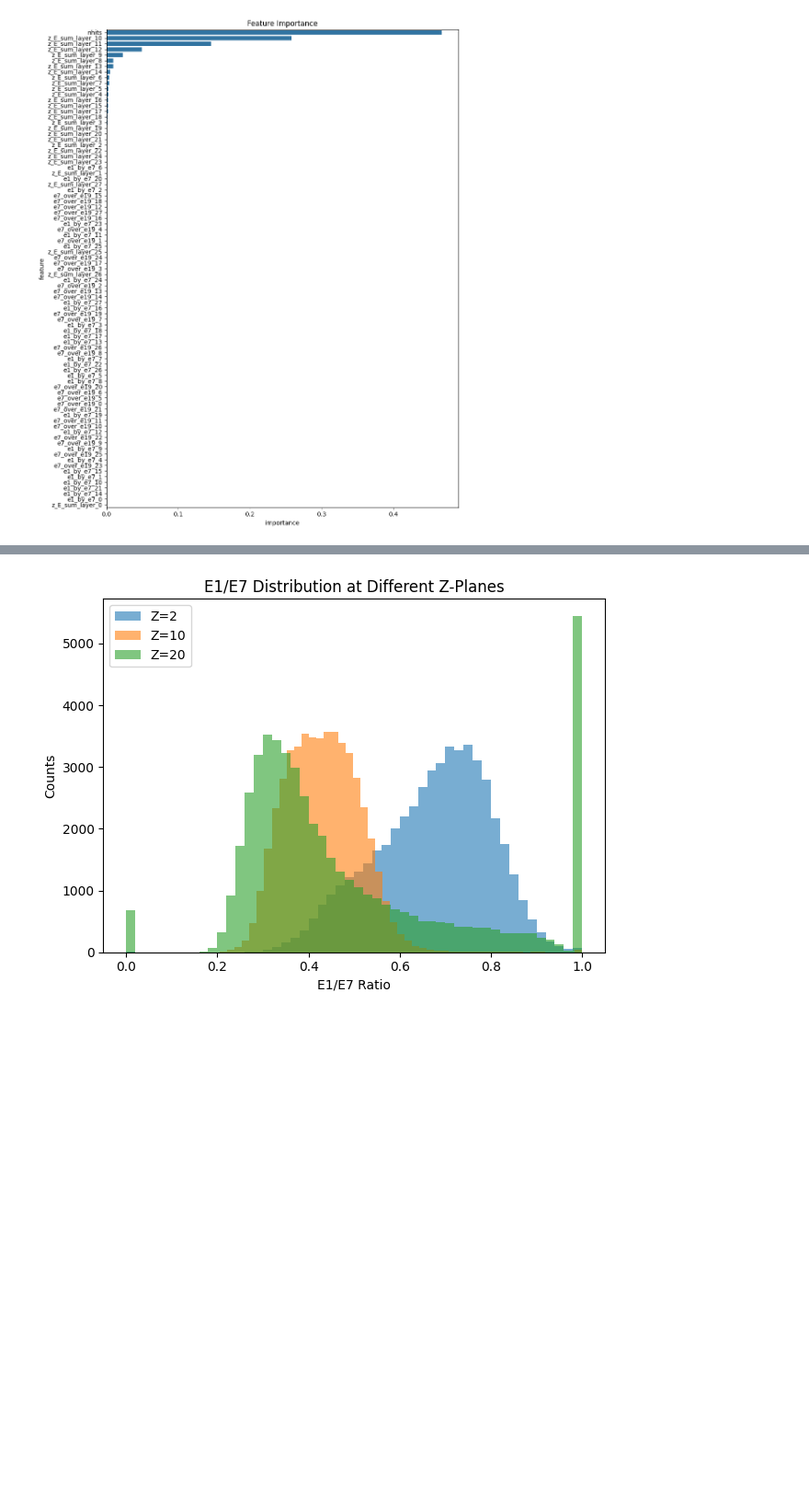
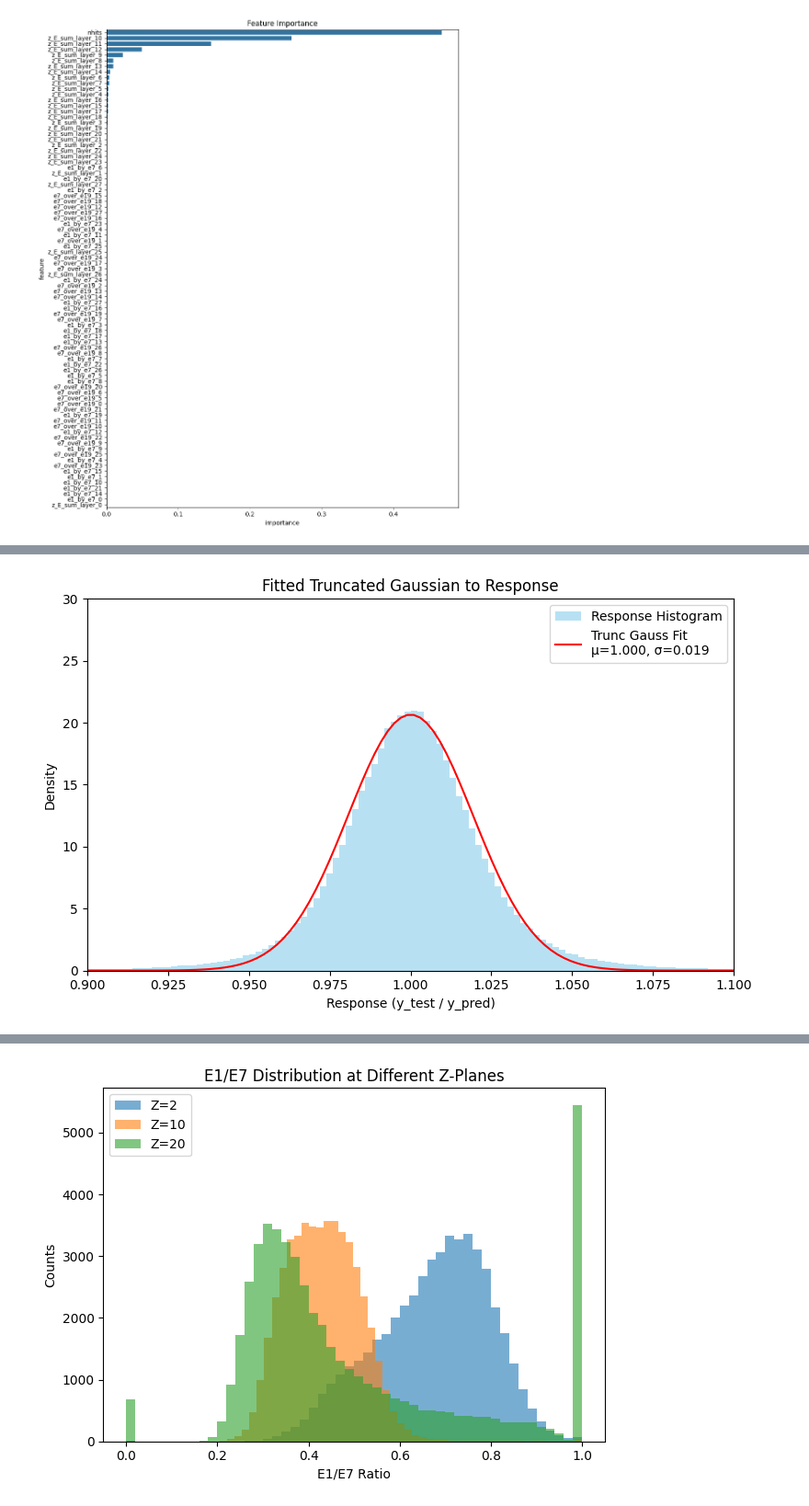
Before and after one commit to Bapi2X22/ML4HEP_2025, a Jupyter notebook: Workshop/XGB_regressor.ipynb, the cells around one changed output, grey strips where cells are left out. Shown at 92% size. Saved outputs shown, nothing was run; the diff lists cells and outputs as text; code cells hidden in the pictures; blank space fills up the shorter version.

```diff
--- a/Workshop/XGB_regressor.ipynb
+++ b/Workshop/XGB_regressor.ipynb
@@ -302,3 +348,42 @@ plt.show()
+# %%
+epsilon = 1e-8
+response = y_test_np.flatten() / (y_pred_np.flatten() + epsilon)
+
+# Optionally: restrict to reasonable range (truncate manually)
+response = response[(response > 0.9) & (response < 1.1)]  # or whatever makes sense
+def truncated_gaussian(x, mu, sigma, a, b):
+    # a and b are bounds in standard normal units
+    a_scaled = (a - mu) / sigma
+    b_scaled = (b - mu) / sigma
+    return truncnorm.pdf(x, a_scaled, b_scaled, loc=mu, scale=sigma)
+# Histogram
+from scipy.stats import truncnorm
+from scipy.optimize import curve_fit
+counts, bin_edges = np.histogram(response, bins=1000, density=True)
+bin_centers = 0.5 * (bin_edges[:-1] + bin_edges[1:])
+
+# Fit
+popt, _ = curve_fit(
+    lambda x, mu, sigma: truncated_gaussian(x, mu, sigma, a=0.9, b=1.1),
+    bin_centers, counts, p0=[1.0, 0.1]
+)
+mu_fit, sigma_fit = popt
+x_vals = np.linspace(0.9, 1.1, 100)
+pdf_vals = truncated_gaussian(x_vals, mu_fit, sigma_fit, a=0.5, b=1.5)
+
+plt.figure(figsize=(8, 5))
+plt.hist(response, bins=100, density=True, color='skyblue', alpha=0.6, label='Response Histogram')
+plt.plot(x_vals, pdf_vals, 'r-', label=f'Trunc Gauss Fit\nμ={mu_fit:.3f}, σ={sigma_fit:.3f}')
+plt.xlabel('Response (y_test / y_pred)')
+plt.xlim(0.9, 1.1)
+plt.ylim(0, 30)
+plt.ylabel('Density')
+plt.title('Fitted Truncated Gaussian to Response')
+plt.legend()
+plt.tight_layout()
+plt.show()
+# %% [output]
+[figure, added]
 # %%
 import numpy as np
 import matplotlib.pyplot as plt
```
Also changed, not shown: parts of 4 cells of this notebook, 4 other files.
